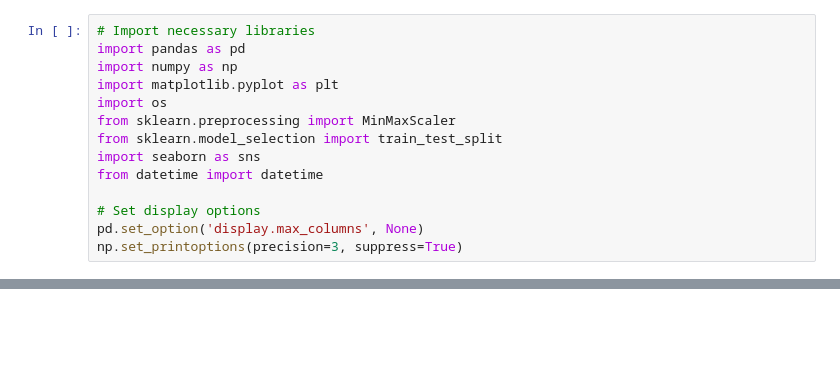
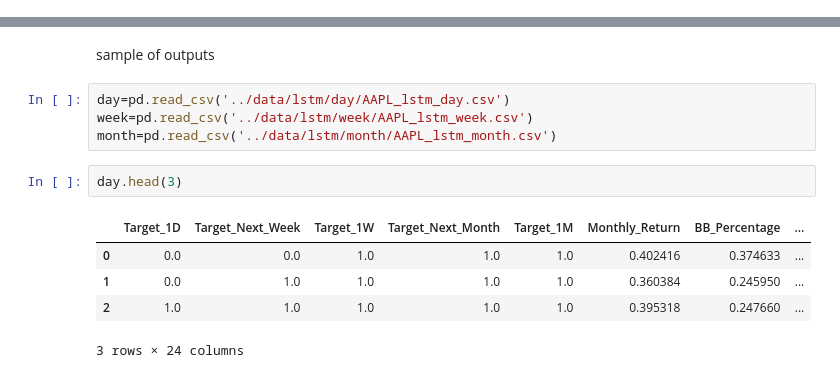
Before and after one commit to ABDERRAHMANE2303/Stock-Market-Predictor, a Jupyter notebook: ml/preparation/prepare_data_lstm.ipynb, the cells around one changed output, grey strips where cells are left out. Saved outputs shown, nothing was run; the diff lists cells and outputs as text; blank space fills up the shorter version.

Commit message:
prepare lstm data  v1

```diff
--- a/ml/preparation/prepare_data_lstm.ipynb
+++ b/ml/preparation/prepare_data_lstm.ipynb
@@ -25,14 +0,0 @@ This notebook prepares data from cleaned stock CSVs specifically for training LS
-# %%
-# Import necessary libraries
-import pandas as pd
-import numpy as np
-import matplotlib.pyplot as plt
-import os
-from sklearn.preprocessing import MinMaxScaler
-from sklearn.model_selection import train_test_split
-import seaborn as sns
-from datetime import datetime
-
-# Set display options
-pd.set_option('display.max_columns', None)
-np.set_printoptions(precision=3, suppress=True)
@@ -591,0 +400,14 @@ These datasets are now ready to be used for training LSTM models for stock direc
+# %% [markdown]
+sample of outputs
+# %%
+day=pd.read_csv('../data/lstm/day/AAPL_lstm_day.csv')
+week=pd.read_csv('../data/lstm/week/AAPL_lstm_week.csv')
+month=pd.read_csv('../data/lstm/month/AAPL_lstm_month.csv')
+# %%
+day.head(3)
+# %% [output]
+|  | Target_1D | Target_Next_Week | Target_1W | Target_Next_Month | Target_1M | Monthly_Return | BB_Percentage | ... |
+| 0 | 0.0 | 0.0 | 1.0 | 1.0 | 1.0 | 0.402416 | 0.374633 | ... |
+| 1 | 0.0 | 1.0 | 1.0 | 1.0 | 1.0 | 0.360384 | 0.245950 | ... |
+| 2 | 1.0 | 1.0 | 1.0 | 1.0 | 1.0 | 0.395318 | 0.247660 | ... |
+3 rows × 24 columns
```
Also changed, not shown: parts of 41 cells of this notebook.
